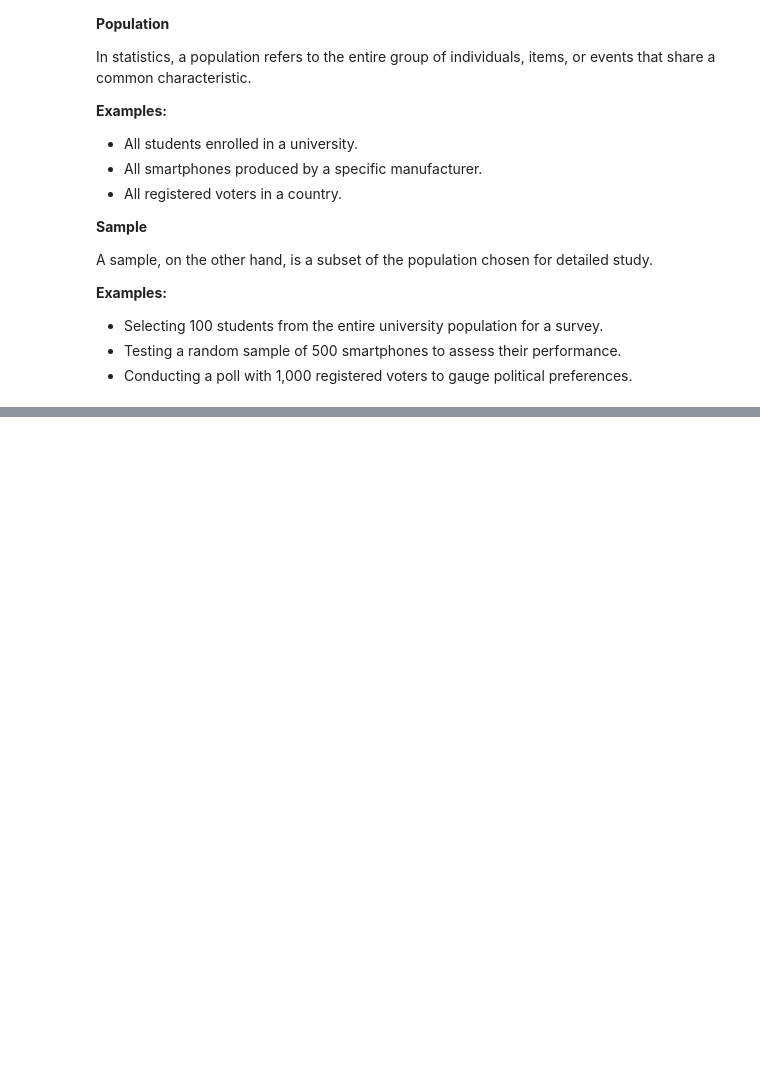
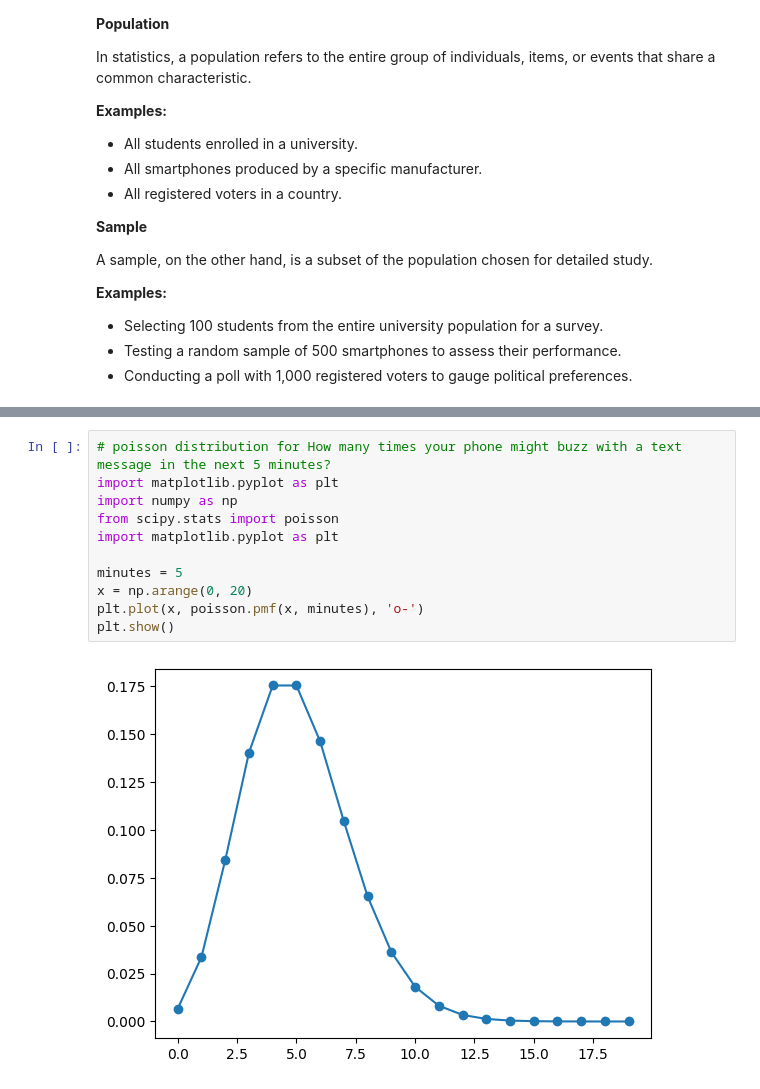
Before and after one commit to kumarkarna2/EDA_Notebooks, a Jupyter notebook: Stats.ipynb, the cells around one changed output, grey strips where cells are left out. Drawn from its saved outputs; the diff is of its cells as text; blank space fills up the shorter version.

```diff
--- a/Stats.ipynb
+++ b/Stats.ipynb
@@ -456,0 +499,13 @@ Different types of discreet distributions are
+# %%
+# poisson distribution for How many times your phone might buzz with a text message in the next 5 minutes?
+import matplotlib.pyplot as plt
+import numpy as np
+from scipy.stats import poisson
+import matplotlib.pyplot as plt
+
+minutes = 5
+x = np.arange(0, 20)
+plt.plot(x, poisson.pmf(x, minutes), 'o-')
+plt.show()
+# %% [output]
+[figure, added]
```
Also changed, not shown: parts of 19 cells of this notebook.
